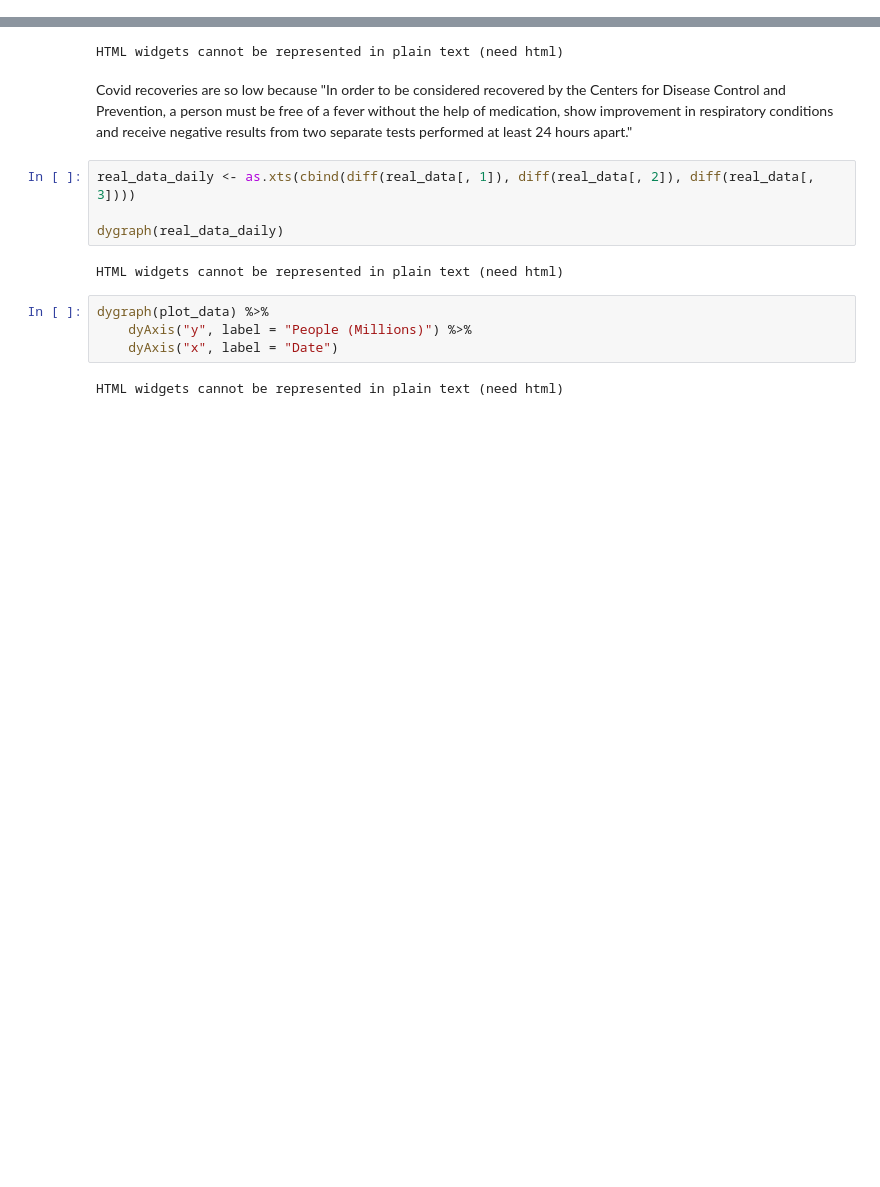
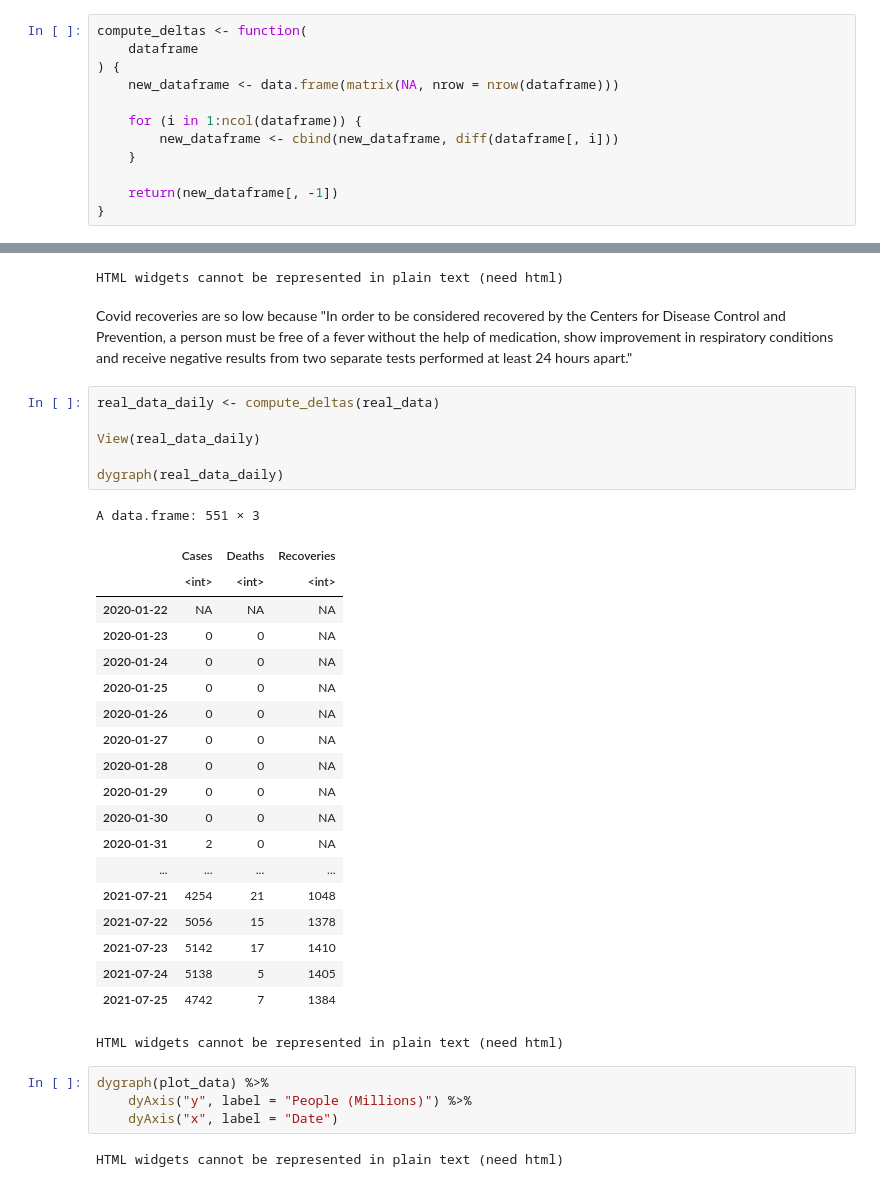
Before and after one commit to Ferryistaken/Covid19-R-Modeling, a Jupyter notebook: R/r-analysis.ipynb, the cells around one changed output, grey strips where cells are left out. Saved outputs shown, nothing was run; the diff lists cells and outputs as text; blank space fills up the shorter version.

Commit message:
added compute_deltas function to compute daily data

```diff
--- a/R/r-analysis.ipynb
+++ b/R/r-analysis.ipynb
@@ -233,6 +233,18 @@ compute_recoveries <- function(
 
     return(lag(estimated_recoveries, recovery_time))
 }
+# %%
+compute_deltas <- function(
+    dataframe
+) {
+    new_dataframe <- data.frame(matrix(NA, nrow = nrow(dataframe)))
+
+    for (i in 1:ncol(dataframe)) {
+        new_dataframe <- cbind(new_dataframe, diff(dataframe[, i]))
+    }
+
+    return(new_dataframe[, -1])
+}
 # %%
 real_data_total <- as.xts(cbind(it_confirmed_cases[1:analysis_days, ], it_confirmed_deaths[1:analysis_days, ], it_confirmed_recoveries[1:analysis_days, ]))
 # %%
@@ -245,11 +257,32 @@ HTML widgets cannot be represented in plain text (need html)
 # %% [markdown]
 Covid recoveries are so low because "In order to be considered recovered by the Centers for Disease Control and Prevention, a person must be free of a fever without the help of medication, show improvement in respiratory conditions and receive negative results from two separate tests performed at least 24 hours apart."
 # %%
-real_data_daily <- as.xts(cbind(diff(real_data[, 1]), diff(real_data[, 2]), diff(real_data[, 3])))
+real_data_daily <- compute_deltas(real_data)
+
+View(real_data_daily)
 
 dygraph(real_data_daily)
 # %% [output]
-HTML widgets cannot be represented in plain text (need html)
+A data.frame: 551 × 3
+|  | Cases | Deaths | Recoveries |
+|  | <int> | <int> | <int> |
+| 2020-01-22 | NA | NA | NA |
+| 2020-01-23 | 0 | 0 | NA |
+| 2020-01-24 | 0 | 0 | NA |
+| 2020-01-25 | 0 | 0 | NA |
+| 2020-01-26 | 0 | 0 | NA |
+| 2020-01-27 | 0 | 0 | NA |
+| 2020-01-28 | 0 | 0 | NA |
+| 2020-01-29 | 0 | 0 | NA |
+| 2020-01-30 | 0 | 0 | NA |
+| 2020-01-31 | 2 | 0 | NA |
+| ... | ... | ... | ... |
+| 2021-07-21 | 4254 | 21 | 1048 |
+| 2021-07-22 | 5056 | 15 | 1378 |
+| 2021-07-23 | 5142 | 17 | 1410 |
+| 2021-07-24 | 5138 | 5 | 1405 |
+| 2021-07-25 | 4742 | 7 | 1384 |
+HTML widgets cannot be represented in plain text (need html)
 # %%
 dygraph(plot_data) %>%
     dyAxis("y", label = "People (Millions)") %>%
```
